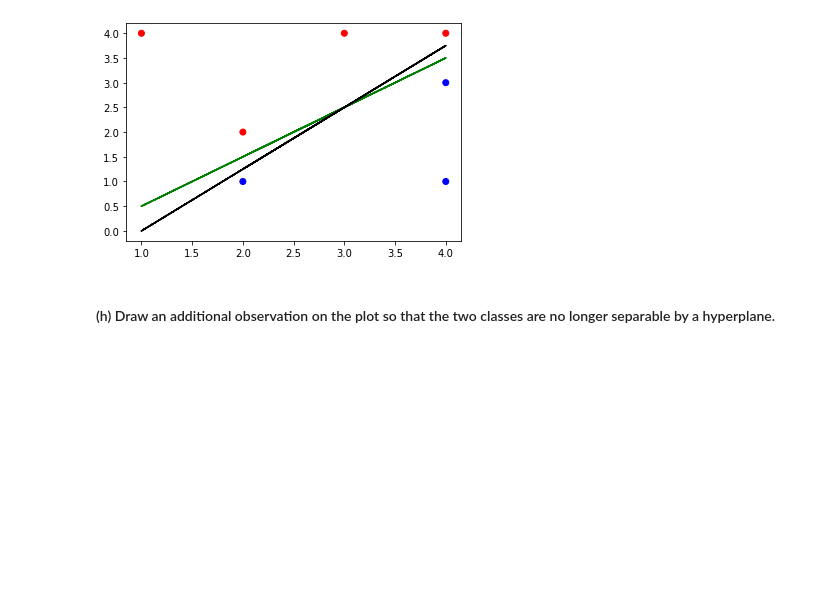
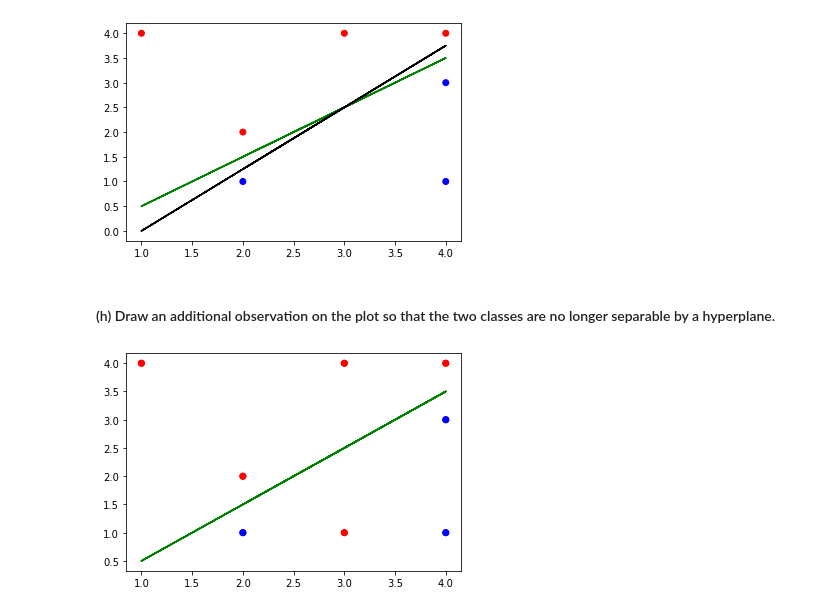
Before and after one commit to sgwlee96/STA142A, a Jupyter notebook: SW_L_HW2.ipynb, the cells around one changed output. Saved outputs shown, nothing was run; the diff lists cells and outputs as text; code cells hidden in the pictures; blank space fills up the shorter version.

```diff
--- a/SW_L_HW2.ipynb
+++ b/SW_L_HW2.ipynb
@@ -269,3 +279,21 @@ plt.show();
 [figure]
 # %% [markdown]
 #### (h) Draw an additional observation on the plot so that the two classes are no longer separable by a hyperplane.
+# %%
+# add another observation
+x1 = np.array([3,2,4,1,2,4,4,3])
+x2 = np.array([4,2,4,4,1,3,1,1])
+
+X = np.concatenate((x1, x2))
+
+cols = np.array(["red", "red", "red", "red", "blue", "blue", "blue", "red"])
+
+Y = X - 0.5
+
+plt.scatter(x1, x2, color = cols)
+plt.plot(X, Y, '-g')
+
+plt.scatter(x1, x2, color = cols)
+plt.show();
+# %% [output]
+[figure, added]
```
Also changed, not shown: parts of 8 cells of this notebook.
